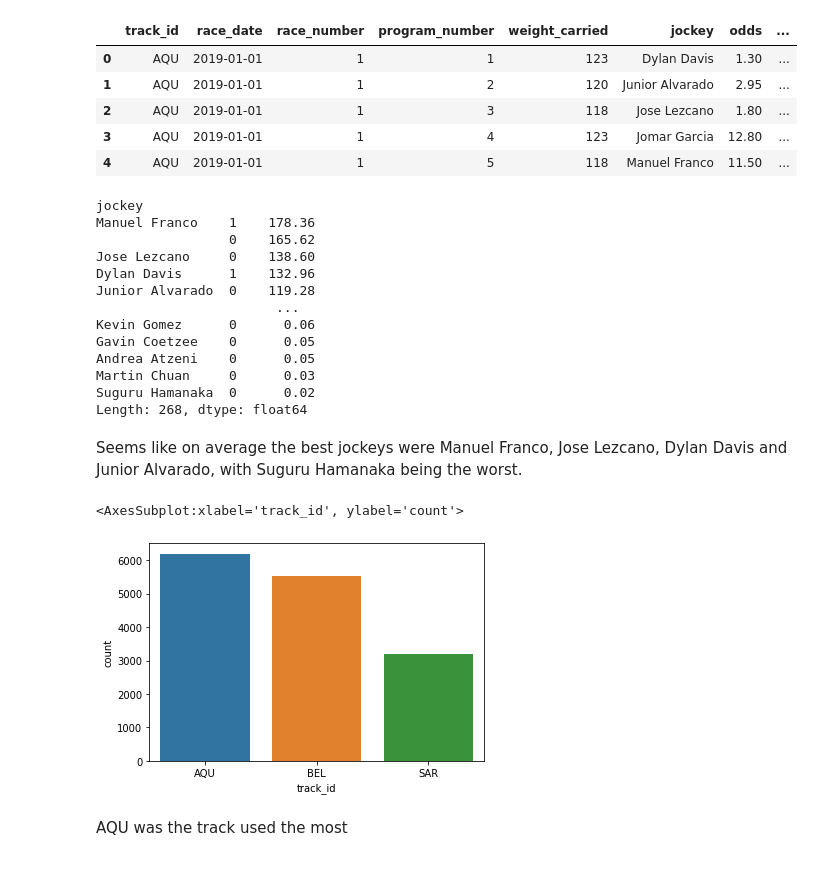
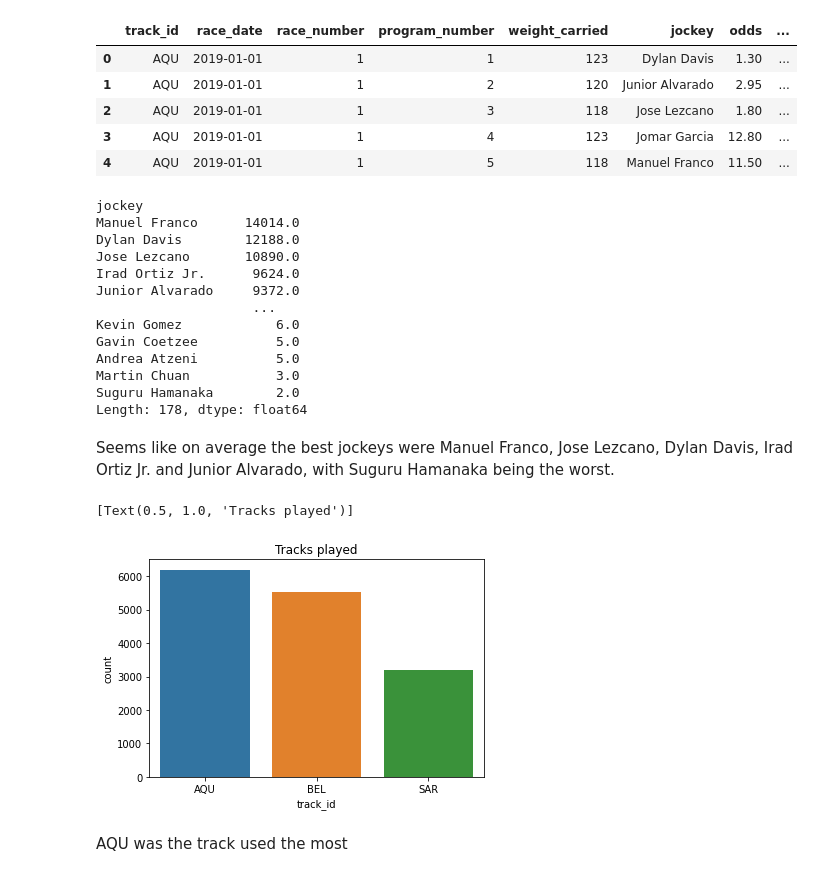
Before and after one commit to Zaki171/Big-Data-Derby, a Jupyter notebook: horse-racing-data-analysis.ipynb, the cells around one changed output. Saved outputs shown, nothing was run; the diff lists cells and outputs as text; code cells hidden in the pictures.

Commit message:
Kaggle Notebook | Horse Racing Data Analysis | Version 4

```diff
--- a/horse-racing-data-analysis.ipynb
+++ b/horse-racing-data-analysis.ipynb
@@ -121,35 +121,35 @@ horse_data.head()
 | 3 | AQU | 2019-01-01 | 1 | 4 | 123 | Jomar Garcia | 12.80 | ... |
 | 4 | AQU | 2019-01-01 | 1 | 5 | 118 | Manuel Franco | 11.50 | ... |
 # %%
-def performance(df):
-    avg_perf = (df.position_at_finish.mode()*df.jockey.count())/100
-    return avg_perf
+def performance(grp):
+    return grp.position_at_finish.mode() * grp.jockey.count()
 
 
-best_horses = new_feat_df.groupby('jockey').apply(performance).sort_values(ascending = False)
+
+best_horses = new_feat_df.groupby('jockey').apply( lambda grp: grp['position_at_finish'].median()*grp['jockey'].count()).sort_values(ascending = False)
 best_horses
 # %% [output]
 jockey
-Manuel Franco    1    178.36
-                 0    165.62
-Jose Lezcano     0    138.60
-Dylan Davis      1    132.96
-Junior Alvarado  0    119.28
-                       ...
-Kevin Gomez      0      0.06
-Gavin Coetzee    0      0.05
-Andrea Atzeni    0      0.05
-Martin Chuan     0      0.03
-Suguru Hamanaka  0      0.02
-Length: 268, dtype: float64
+Manuel Franco      14014.0
+Dylan Davis        12188.0
+Jose Lezcano       10890.0
+Irad Ortiz Jr.      9624.0
+Junior Alvarado     9372.0
+                    ...
+Kevin Gomez            6.0
+Gavin Coetzee          5.0
+Andrea Atzeni          5.0
+Martin Chuan           3.0
+Suguru Hamanaka        2.0
+Length: 178, dtype: float64
 # %% [markdown]
-Seems like on average the best jockeys were Manuel Franco, Jose Lezcano, Dylan Davis and Junior Alvarado, with Suguru Hamanaka being the worst.
+Seems like on average the best jockeys were Manuel Franco, Jose Lezcano, Dylan Davis, Irad Ortiz Jr. and Junior Alvarado, with Suguru Hamanaka being the worst.
 # %%
 fig, ax = plt.subplots()
-sns.countplot(data = horse_data, ax=ax, x='track_id')
+sns.countplot(data = horse_data, ax=ax, x='track_id').set(title = 'Tracks played')
 # %% [output]
-<AxesSubplot:xlabel='track_id', ylabel='count'>
+[Text(0.5, 1.0, 'Tracks played')]
-[figure, old version]
+[figure, new version]
 # %% [markdown]
 AQU was the track used the most
 # %%
```
Also changed, not shown: parts of 3 cells of this notebook.
